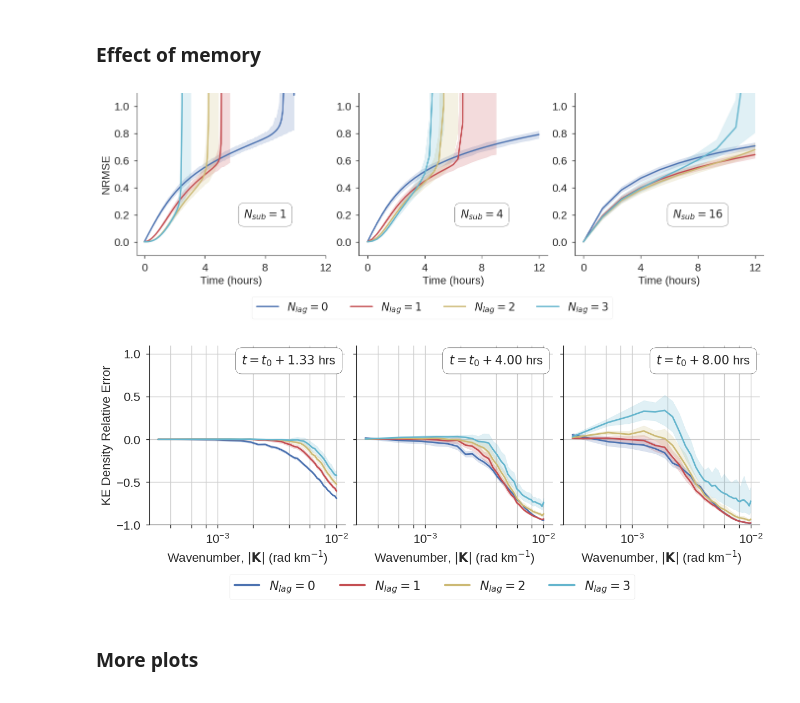
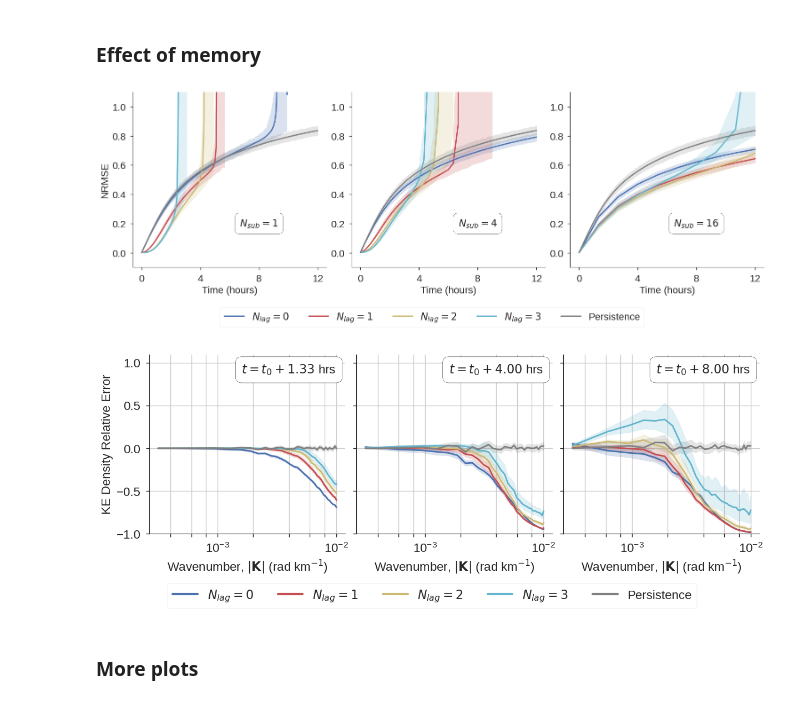
Before and after one commit to timothyas/rc-gfd, a Jupyter notebook: notebooks/plot_nvar.ipynb, the cells around one changed output. Cells and saved outputs as stored; diff of their text form; code cells hidden in the pictures.

```diff
--- a/notebooks/plot_nvar.ipynb
+++ b/notebooks/plot_nvar.ipynb
@@ -66,6 +66,7 @@ fig.savefig(f"{fig_dir}/nvar_instabilities.jpg", bbox_inches="tight", dpi=300)
 ## Quantitative Metrics
 # %%
 ds.nrmse.load();
+ds.p_nrmse.load();
 # %%
 mp = MetricsPlot(
     metrics=("nrmse", "ke_nrmse"),
@@ -105,49 +107,54 @@ fig.savefig(f"{fig_dir}/nvar-nrmse-and-kere.pdf", bbox_inches="tight")
 mp = MetricsPlot(
     metrics=("nrmse", "nrmse", "nrmse"),
     cdim="n_lag",
+    show_persistence=True,
+    ax_size=(5,4.65),
 )
 # %%
 fig, axs = mp(ds.sel(n_sub=1), show_time=True)
 [ax.clear() for ax in axs[1:]]
-mp.plot_vs_time(ds.nrmse.sel(n_sub=4), ax=axs[1])
-mp.plot_vs_time(ds.nrmse.sel(n_sub=16), ax=axs[2])
-
+mp.plot_vs_time(ds.nrmse.sel(n_sub=4), ds.p_nrmse, ax=axs[1])
+mp.plot_vs_time(ds.nrmse.sel(n_sub=16), ds.p_nrmse, ax=axs[2])
+[ax.legend().remove() for ax in axs]
 [ax.set(ylabel="") for ax in axs[1:]]
 
 for n_sub, ax in zip(ds.n_sub.values, axs):
     ax.set(ylim=[-.1,1.1], xlabel="Time (hours)")
     ax.text(
         8*3600, 0.2,"$N_{sub} = %d$" % n_sub,
         ha="center",
         va="center",
         transform=ax.transData,
         bbox={
             "facecolor": "white",
             "edgecolor": "black",
             "boxstyle": "round,pad=.5",
         }
     )
 
 labels =  np.array([[r"$N_{lag} = %d$" % n_lag,"_nolegend_"] for n_lag in ds.n_lag.values]).flatten()
+labels = np.concatenate([labels,["Persistence"]])
 fig.legend(
     labels,
     loc="center",
     bbox_to_anchor=(0.5,-0.1),
-    ncol=4,
+    ncol=5,
     frameon=True,
 )
 fig.savefig(f"{fig_dir}/nvar_nrmse_vs_memory.pdf", bbox_inches="tight")
 # %% [output]
-[figure, old version]
+[figure, new version]
 # %%
 fig, axs = plot_ke_relerr(
     ds["ke_rel_err"].sel(n_sub=16),
     cdim="n_lag",
     clabel=lambda n_lag: r"$N_{lag} = %d$" % n_lag,
+    show_persistence=True,
+    persistence=ds["p_ke_rel_err"]
 )
 fig.savefig(f"{fig_dir}/nvar_ke_relerr_vs_lag.pdf", bbox_inches="tight")
 # %% [output]
-[figure, old version]
+[figure, new version]
 # %% [markdown]
 ### More plots
 # %%
```
Also changed, not shown: parts of 2 cells of this notebook, 16 other files.
